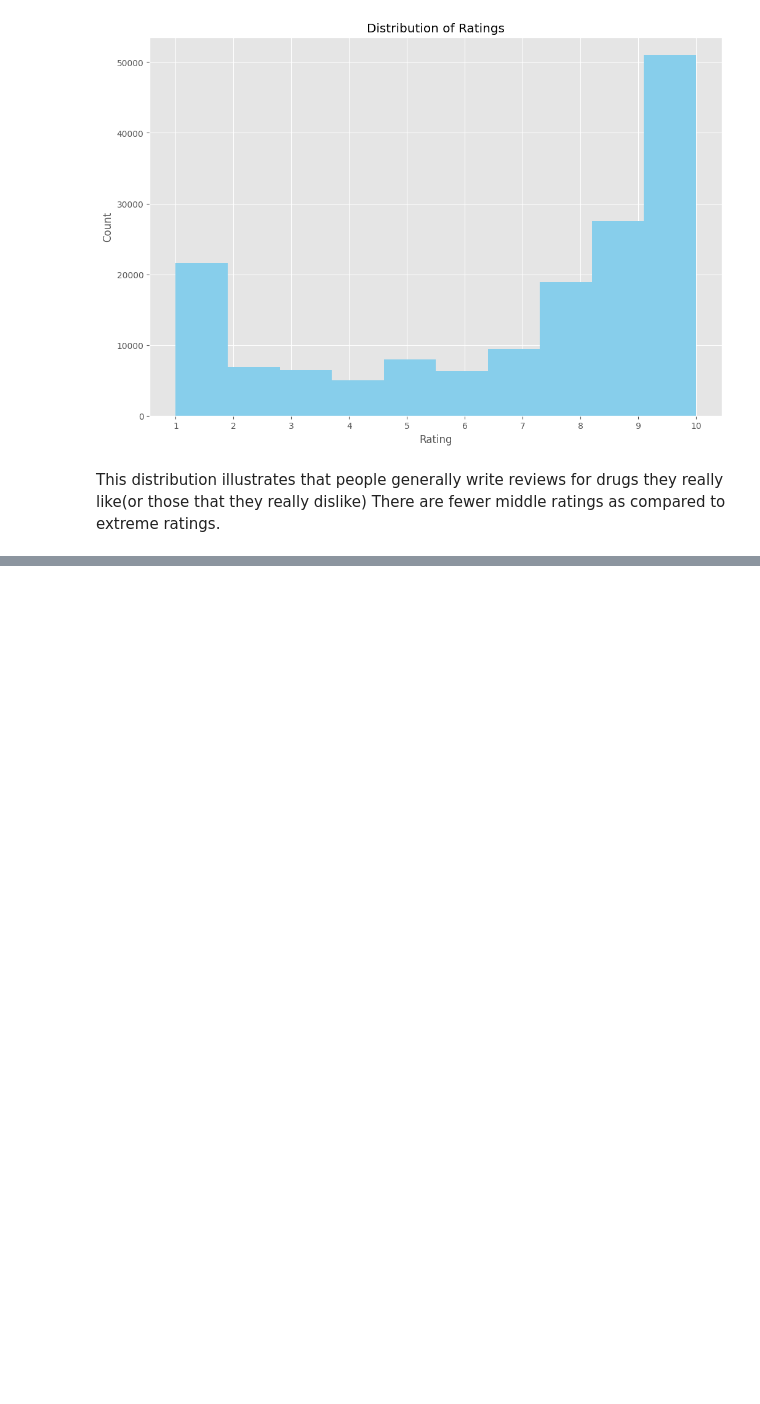
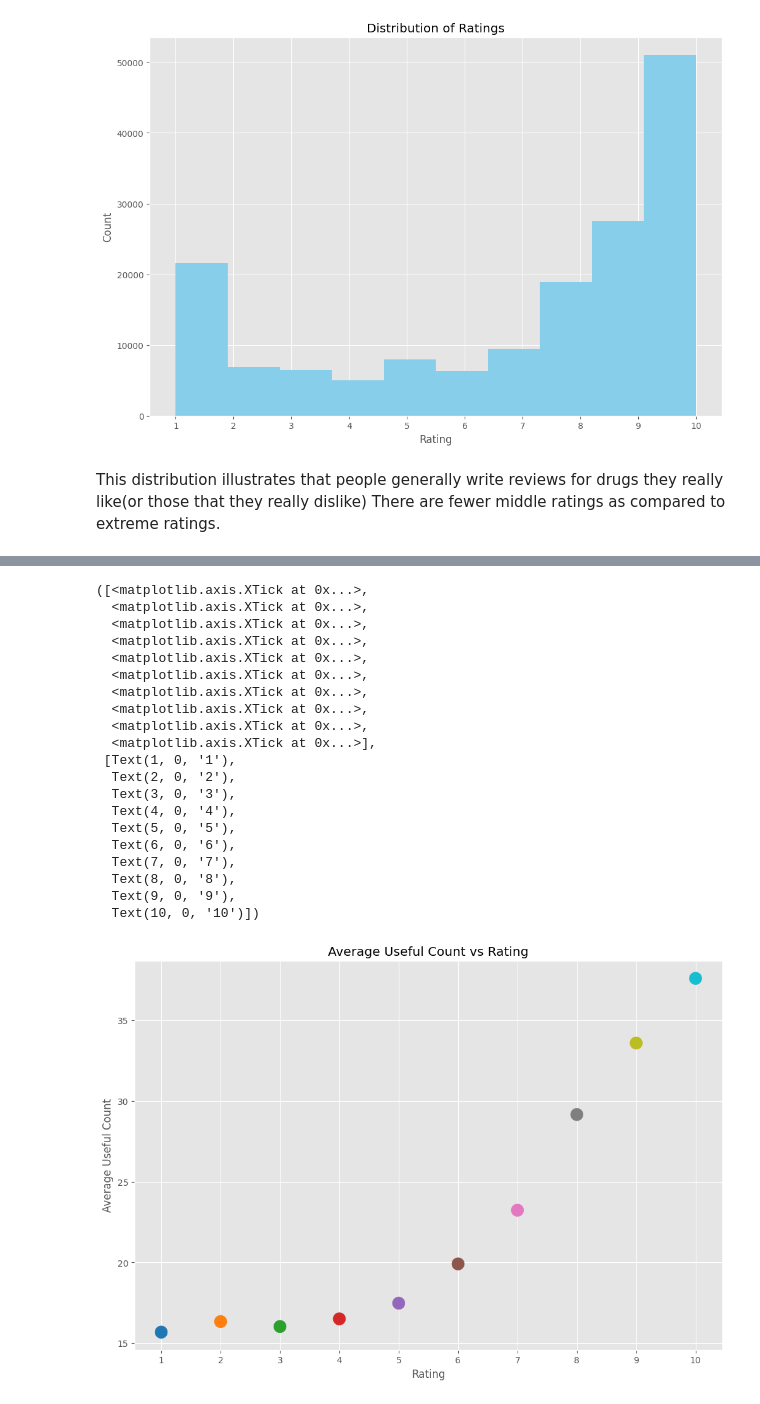
Before and after one commit to ArslanAmanov/AI-ML-DL, a Jupyter notebook: Kaggle Projects /UCI ML drug dataset/uci_ml drug test ML_algorithms.ipynb, the cells around one changed output, grey strips where cells are left out. Cells and saved outputs as stored; diff of their text form; code cells hidden in the pictures; blank space fills up the shorter version.

```diff
--- a/Kaggle Projects /UCI ML drug dataset/uci_ml drug test ML_algorithms.ipynb
+++ b/Kaggle Projects /UCI ML drug dataset/uci_ml drug test ML_algorithms.ipynb
@@ -128,0 +158,37 @@ This distribution illustrates that people generally write reviews for drugs they
+# %%
+# Create a list (cast into an array) containing the average usefulness for given ratings
+
+use_ls = []
+
+for i in range(1,11):
+  use_ls.append([i, np.sum(train[train.rating==i].usefulCount)/np.sum([train.rating==i])])
+
+use_arr=np.asarray(use_ls)
+# %%
+plt.scatter(use_arr[:,0], use_arr[:,1], c=use_arr[:,0], cmap='tab10', s=200)
+plt.title('Average Useful Count vs Rating')
+plt.xlabel('Rating')
+plt.ylabel('Average Useful Count')
+plt.xticks([i for i in range(1,11)])
+# %% [output]
+([<matplotlib.axis.XTick at 0x...>,
+  <matplotlib.axis.XTick at 0x...>,
+  <matplotlib.axis.XTick at 0x...>,
+  <matplotlib.axis.XTick at 0x...>,
+  <matplotlib.axis.XTick at 0x...>,
+  <matplotlib.axis.XTick at 0x...>,
+  <matplotlib.axis.XTick at 0x...>,
+  <matplotlib.axis.XTick at 0x...>,
+  <matplotlib.axis.XTick at 0x...>,
+  <matplotlib.axis.XTick at 0x...>],
+ [Text(1, 0, '1'),
+  Text(2, 0, '2'),
+  Text(3, 0, '3'),
+  Text(4, 0, '4'),
+  Text(5, 0, '5'),
+  Text(6, 0, '6'),
+  Text(7, 0, '7'),
+  Text(8, 0, '8'),
+  Text(9, 0, '9'),
+  Text(10, 0, '10')])
+[figure, added]
```
Also changed, not shown: parts of 20 cells of this notebook.
